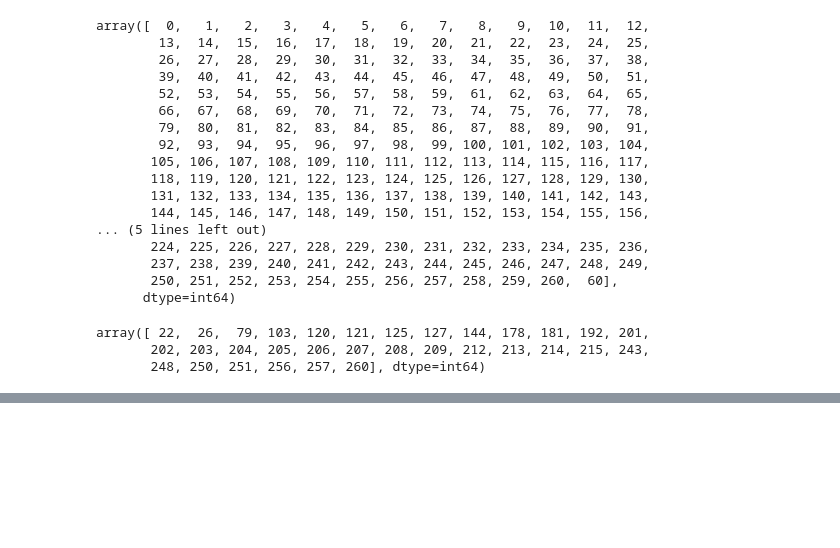
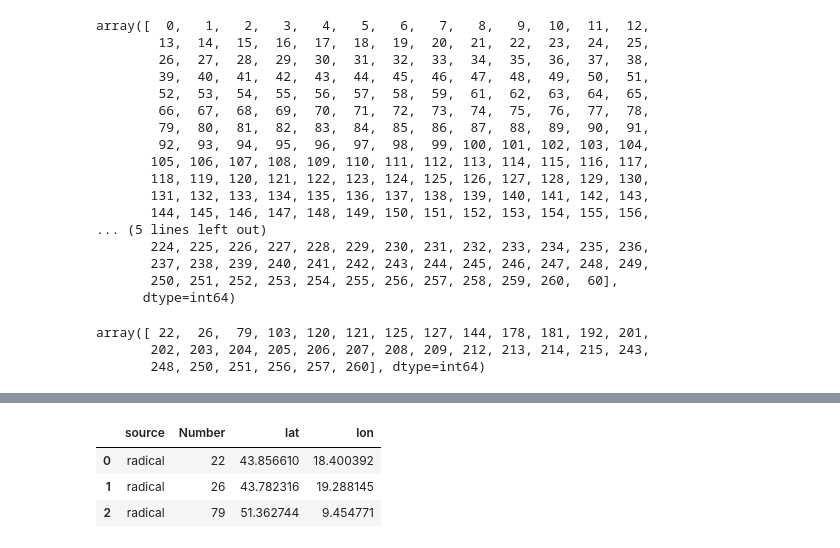
Before and after one commit to cankadir/Radical_Project, a Jupyter notebook: PY/230520_Data_Correction.ipynb, the cells around one changed output, grey strips where cells are left out. Drawn from its saved outputs; the diff is of its cells as text; code cells hidden in the pictures; blank space fills up the shorter version.

Commit message:
data update and typos

```diff
--- a/PY/230520_Data_Correction.ipynb
+++ b/PY/230520_Data_Correction.ipynb
@@ -83,3 +86,15 @@ web_data[ (web_data['source']=='deradical') & (web_data['Number'].isin(derad_cor
 | 396 | 138 | Sodček bar, Trubarjeva cesta | Right Wing Extremism | Violent racist attack by skinhead... | https://www.mladina.si/93704/) | Slovenia | Linhartov trg 8, 4240 Radovljica,... | 46.341383 | 14.174579 | ... |
 | 401 | 143 | Ljubljana | Anti-Roma | Resettlement of the Roma family S... | https://www.nytimes.com/2006/11/2... | Slovenia | Sostro District, Ljubljana, Slovenia | 46.088050 | 14.644630 | ... |
 | 403 | 145 | Radiotelevizija Slovenija | Anti-Roma | Piramida TV show with Zmago Jelin... | https://www.youtube.com/watch?v=y... | Slovenia | Radiotelevizija Slovenija, Kolodv... | 46.054332 | 14.509135 | ... |
+# %%
+rad_loc = pd.read_excel(
+    r"C:\Git_Repo\Radical_Project\DATA\Location_Corrections_V2.xlsx" ,
+    sheet_name='Radicalization Corrections'  )
+
+rad_loc = rad_loc[['source','Number','lat','lon']]
+rad_loc.head( 3 )
+# %% [output]
+|  | source | Number | lat | lon |
+| 0 | radical | 22 | 43.856610 | 18.400392 |
+| 1 | radical | 26 | 43.782316 | 19.288145 |
+| 2 | radical | 79 | 51.362744 | 9.454771 |
```
Also changed, not shown: parts of 5 cells of this notebook, 9 other files.
